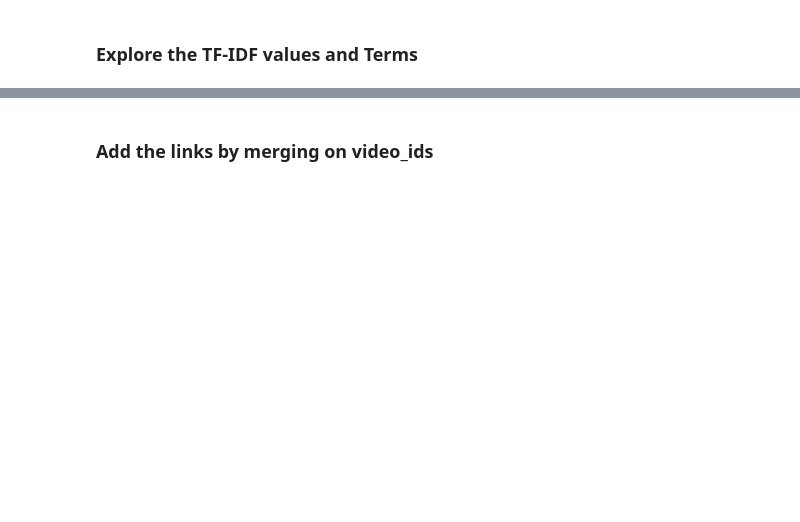
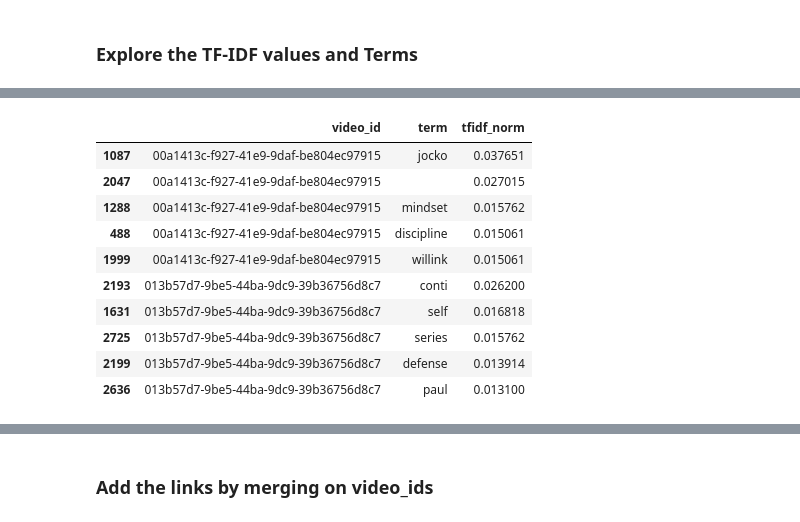
Before and after one commit to JamesMTucker/DATA_340_NLP, a Jupyter notebook: Fall_2023/notebooks/02_Properties_of_Langauge.ipynb, the cells around one changed output, grey strips where cells are left out. Cells and saved outputs as stored; diff of their text form; code cells hidden in the pictures; blank space fills up the shorter version.

Commit message:
updating the tfidf section

```diff
--- a/Fall_2023/notebooks/02_Properties_of_Langauge.ipynb
+++ b/Fall_2023/notebooks/02_Properties_of_Langauge.ipynb
@@ -567,6 +728,6 @@ term_frequency
 # %% [markdown]
 ### Explore the TF-IDF values and Terms
 # %%
-top_n_terms = term_frequency.sort_values(by=['video_id', 'tfidf'], ascending=[True, False]).groupby(['video_id']).head(2)
+top_n_terms = term_frequency.sort_values(by=['video_id', 'tfidf'], ascending=[True, False]).groupby(['video_id']).head(5)
 # %%
 top_n_terms.head(10)
@@ -574,0 +752,3 @@ vidIds = top_n_terms['video_id'].tolist()
+# %%
+tfidf_df = top_n_terms[['video_id', 'term', 'tfidf_norm']]
+tfidf_df.head()
@@ -574,0 +762,21 @@ vidIds = top_n_terms['video_id'].tolist()
+# %%
+n = 5
+top_tfidf = (tfidf_df
+             .sort_values(by=['video_id', 'tfidf_norm'], ascending=[True,False])
+             .groupby(['video_id'])
+             .head(n)
+            )
+
+top_tfidf.head(10)
+# %% [output]
+|  | video_id | term | tfidf_norm |
+| 1087 | 00a1413c-f927-41e9-9daf-be804ec97915 | jocko | 0.037651 |
+| 2047 | 00a1413c-f927-41e9-9daf-be804ec97915 |  | 0.027015 |
+| 1288 | 00a1413c-f927-41e9-9daf-be804ec97915 | mindset | 0.015762 |
+| 488 | 00a1413c-f927-41e9-9daf-be804ec97915 | discipline | 0.015061 |
+| 1999 | 00a1413c-f927-41e9-9daf-be804ec97915 | willink | 0.015061 |
+| 2193 | 013b57d7-9be5-44ba-9dc9-39b36756d8c7 | conti | 0.026200 |
+| 1631 | 013b57d7-9be5-44ba-9dc9-39b36756d8c7 | self | 0.016818 |
+| 2725 | 013b57d7-9be5-44ba-9dc9-39b36756d8c7 | series | 0.015762 |
+| 2199 | 013b57d7-9be5-44ba-9dc9-39b36756d8c7 | defense | 0.013914 |
+| 2636 | 013b57d7-9be5-44ba-9dc9-39b36756d8c7 | paul | 0.013100 |
```
Also changed, not shown: parts of 24 cells of this notebook.
